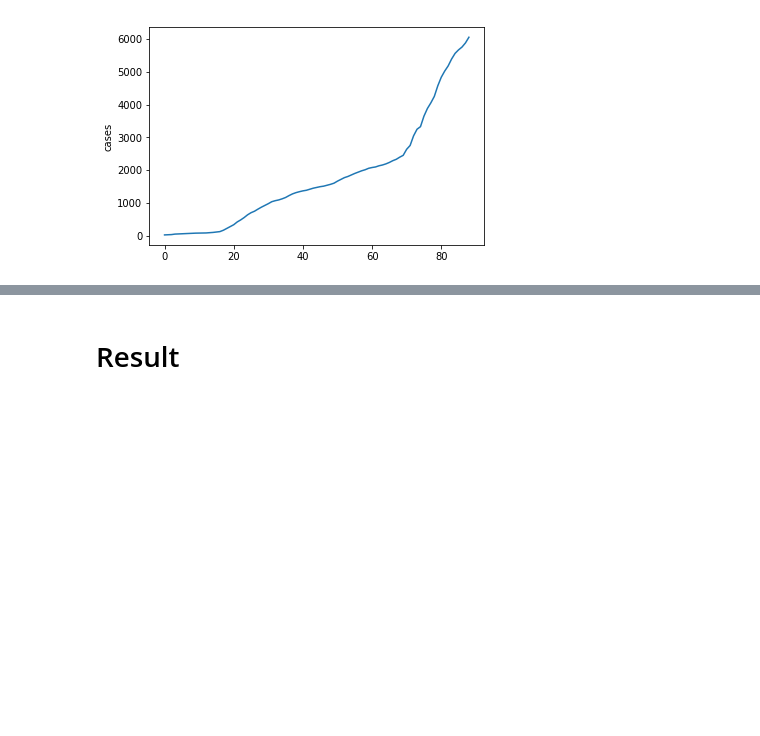
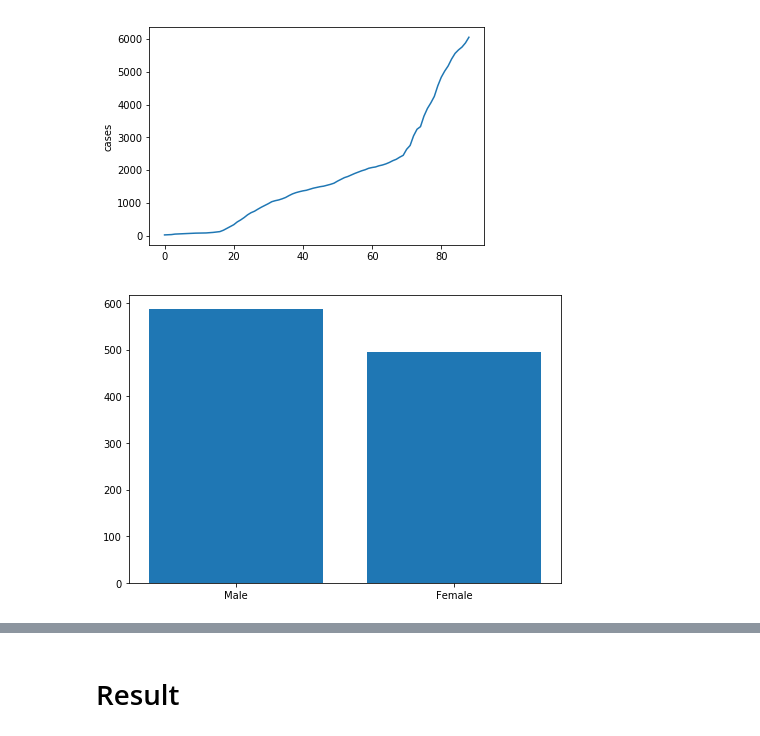
Before and after one commit to cenzwong/Coursera_IBM_AI_ENG, a Jupyter notebook: Capstone.ipynb, the cells around one changed output, grey strips where cells are left out. Saved outputs shown, nothing was run; the diff lists cells and outputs as text; code cells hidden in the pictures; blank space fills up the shorter version.

```diff
--- a/Capstone.ipynb
+++ b/Capstone.ipynb
@@ -236,3 +236,14 @@ plt.ylabel('cases')
 plt.show()
 # %% [output]
 [figure]
+# %%
+fig = plt.figure()
+ax = fig.add_axes([0,0,1,1])
+Sex = ['Male', 'Female']
+count = [df_cases_covid19_hk[df_cases_covid19_hk["Gender"] == "M"]["Gender"].count(),df_cases_covid19_hk[df_cases_covid19_hk["Gender"] == "F"]["Gender"].count()]
+ax.bar(Sex,count)
+plt.show()
+# df_cases_covid19_hk[df_cases_covid19_hk["Gender"] == "M"].head()    # selecting all Male out
+# df_cases_covid19_hk[df_cases_covid19_hk["Gender"] == "M"]["Gender"].count()
+# %% [output]
+[figure, added]
```
Also changed, not shown: parts of 3 cells of this notebook.
